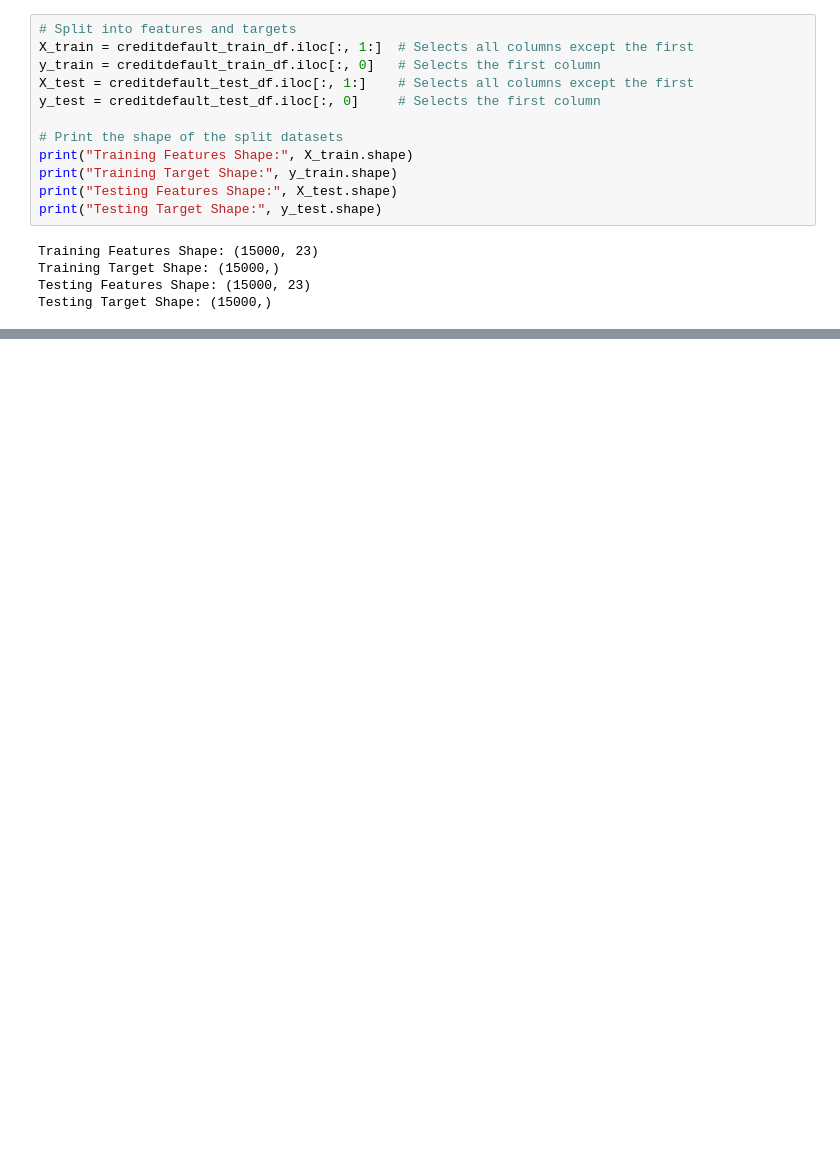
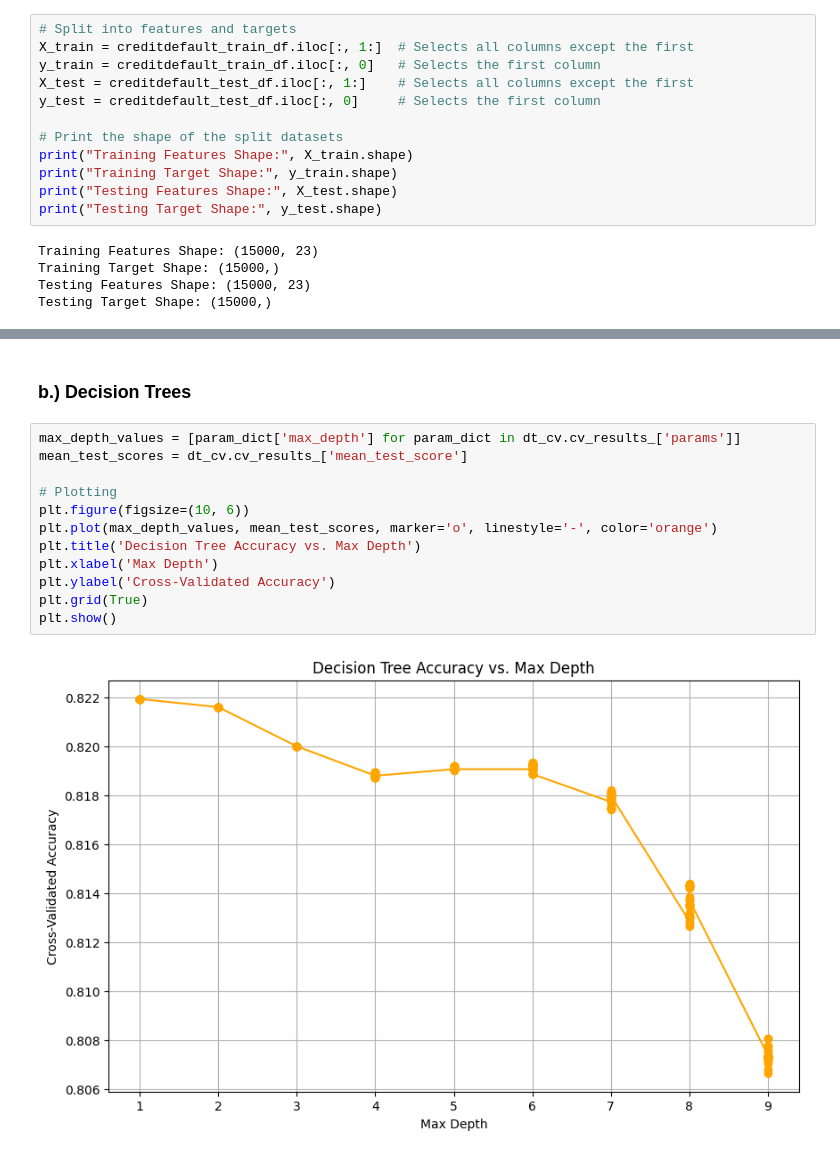
Before and after one commit to rmara001/Data-Mining-Assignment, a Jupyter notebook: Part2.ipynb, the cells around one changed output, grey strips where cells are left out. Cells and saved outputs as stored; diff of their text form; blank space fills up the shorter version.

```diff
--- a/Part2.ipynb
+++ b/Part2.ipynb
@@ -496,0 +879,16 @@ best_models = {}
+# %% [markdown]
+### **b.)** Decision Trees
+# %%
+max_depth_values = [param_dict['max_depth'] for param_dict in dt_cv.cv_results_['params']]
+mean_test_scores = dt_cv.cv_results_['mean_test_score']
+
+# Plotting
+plt.figure(figsize=(10, 6))
+plt.plot(max_depth_values, mean_test_scores, marker='o', linestyle='-', color='orange')
+plt.title('Decision Tree Accuracy vs. Max Depth')
+plt.xlabel('Max Depth')
+plt.ylabel('Cross-Validated Accuracy')
+plt.grid(True)
+plt.show()
+# %% [output]
+[figure, added]
```
Also changed, not shown: parts of 44 cells of this notebook.
